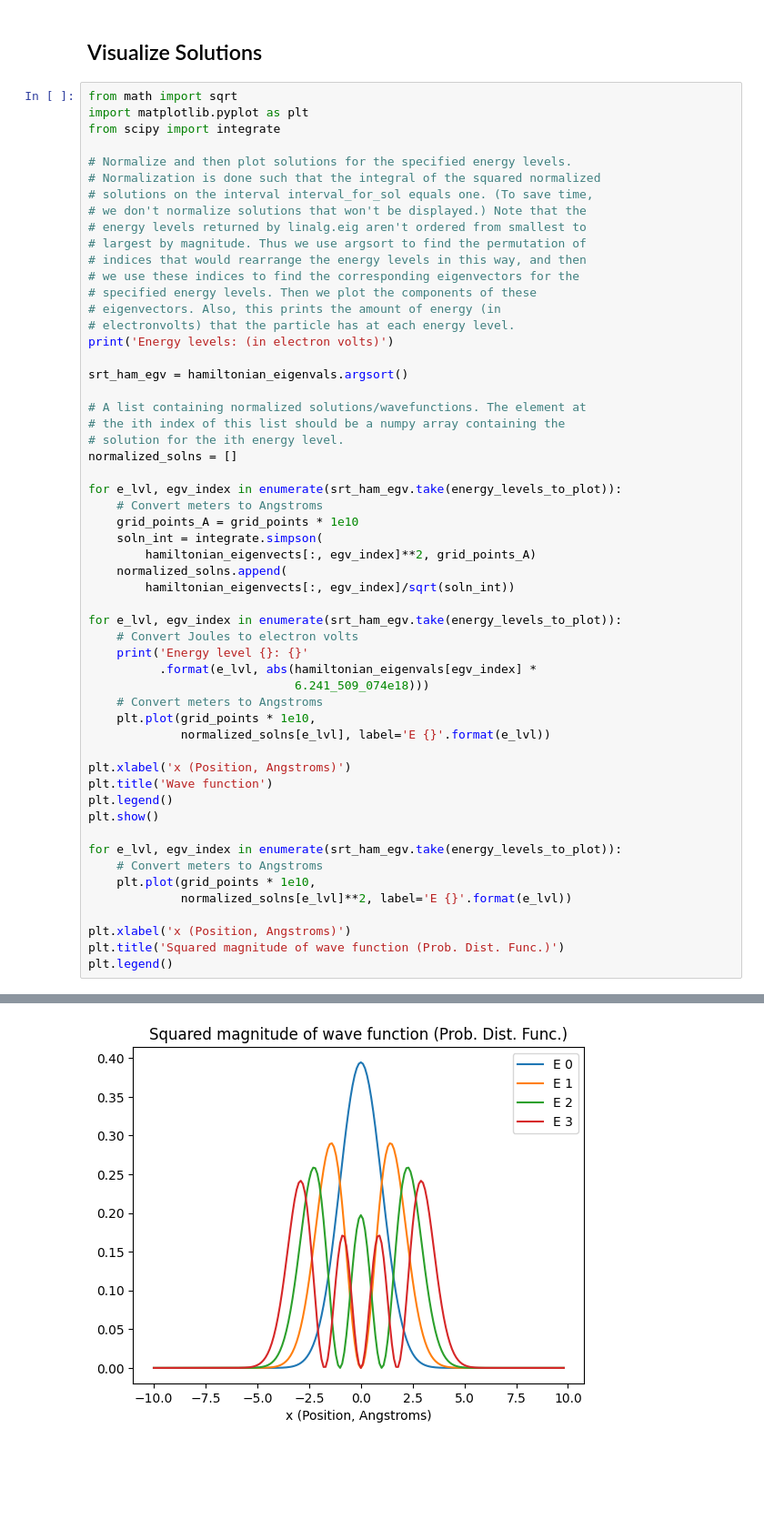
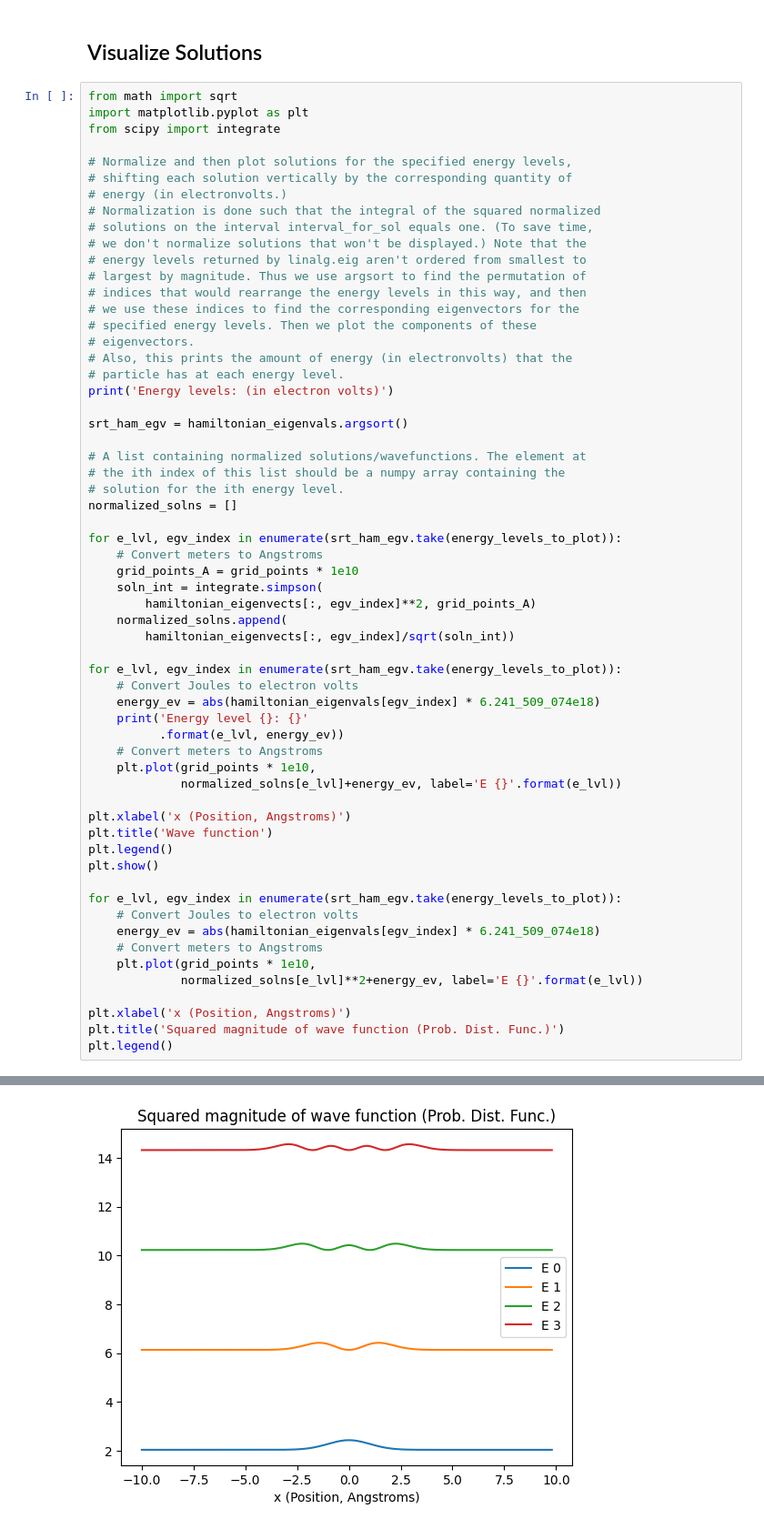
Before and after one commit to Warburton-Lab/schrodinger_notebooks, a Jupyter notebook: fourier_grid_hamiltonian.ipynb, the cells around one changed output, grey strips where cells are left out. Shown: that part at 91% size. Cells and saved outputs as stored; diff of their text form; blank space fills up the shorter version.

Commit message:
Shift wavefunction graphs by energy quantity

```diff
--- a/fourier_grid_hamiltonian.ipynb
+++ b/fourier_grid_hamiltonian.ipynb
@@ -352,7 +353,9 @@ from math import sqrt
 import matplotlib.pyplot as plt
 from scipy import integrate
 
-# Normalize and then plot solutions for the specified energy levels.
+# Normalize and then plot solutions for the specified energy levels,
+# shifting each solution vertically by the corresponding quantity of
+# energy (in electronvolts.)
 # Normalization is done such that the integral of the squared normalized
 # solutions on the interval interval_for_sol equals one. (To save time,
 # we don't normalize solutions that won't be displayed.) Note that the
@@ -361,8 +364,9 @@ from scipy import integrate
 # indices that would rearrange the energy levels in this way, and then
 # we use these indices to find the corresponding eigenvectors for the
 # specified energy levels. Then we plot the components of these
-# eigenvectors. Also, this prints the amount of energy (in
-# electronvolts) that the particle has at each energy level.
+# eigenvectors.
+# Also, this prints the amount of energy (in electronvolts) that the
+# particle has at each energy level.
 print('Energy levels: (in electron volts)')
 
 srt_ham_egv = hamiltonian_eigenvals.argsort()
@@ -382,12 +386,12 @@ for e_lvl, egv_index in enumerate(srt_ham_egv.take(energy_levels_to_plot)):
 
 for e_lvl, egv_index in enumerate(srt_ham_egv.take(energy_levels_to_plot)):
     # Convert Joules to electron volts
+    energy_ev = abs(hamiltonian_eigenvals[egv_index] * 6.241_509_074e18)
     print('Energy level {}: {}'
-          .format(e_lvl, abs(hamiltonian_eigenvals[egv_index] *
-                             6.241_509_074e18)))
+          .format(e_lvl, energy_ev))
     # Convert meters to Angstroms
     plt.plot(grid_points * 1e10,
-             normalized_solns[e_lvl], label='E {}'.format(e_lvl))
+             normalized_solns[e_lvl]+energy_ev, label='E {}'.format(e_lvl))
 
 plt.xlabel('x (Position, Angstroms)')
 plt.title('Wave function')
@@ -395,9 +399,11 @@ plt.legend()
 plt.show()
 
 for e_lvl, egv_index in enumerate(srt_ham_egv.take(energy_levels_to_plot)):
+    # Convert Joules to electron volts
+    energy_ev = abs(hamiltonian_eigenvals[egv_index] * 6.241_509_074e18)
     # Convert meters to Angstroms
     plt.plot(grid_points * 1e10,
-             normalized_solns[e_lvl]**2, label='E {}'.format(e_lvl))
+             normalized_solns[e_lvl]**2+energy_ev, label='E {}'.format(e_lvl))
 
 plt.xlabel('x (Position, Angstroms)')
 plt.title('Squared magnitude of wave function (Prob. Dist. Func.)')
@@ -412,2 +418,2 @@ Energy level 3: 14.311801599814538
 <matplotlib.legend.Legend at 0x...>
-[figure, old version]
+[figure, new version]
```
Also changed, not shown: parts of 2 cells of this notebook.
